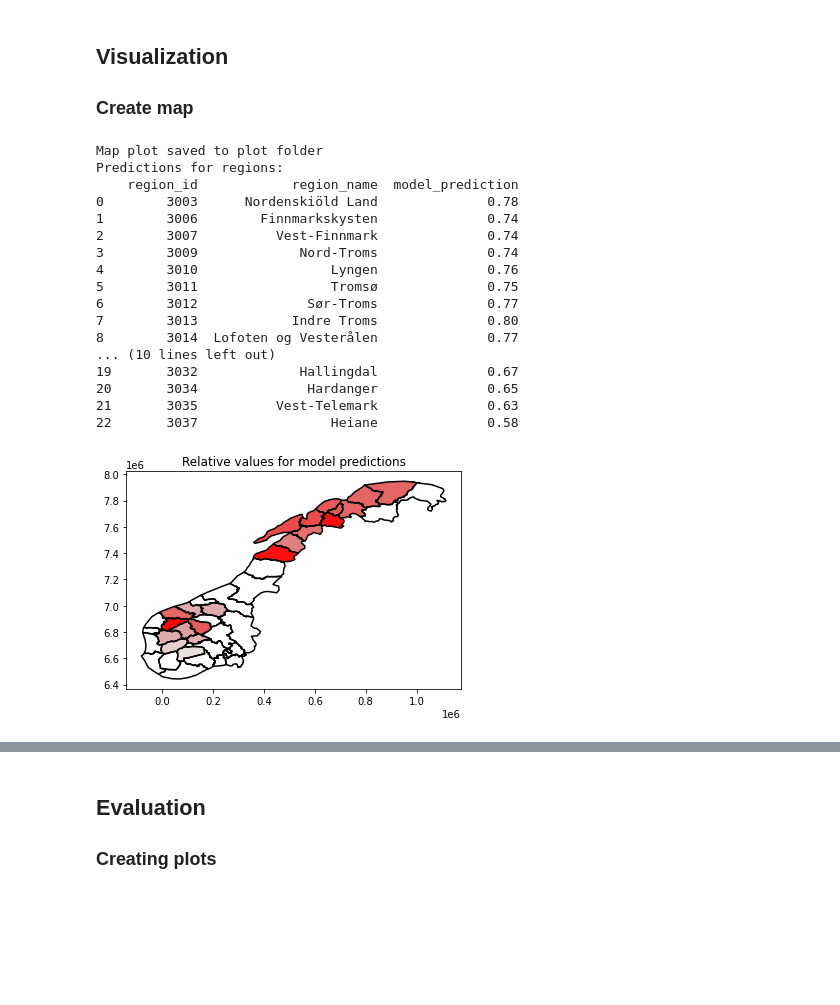
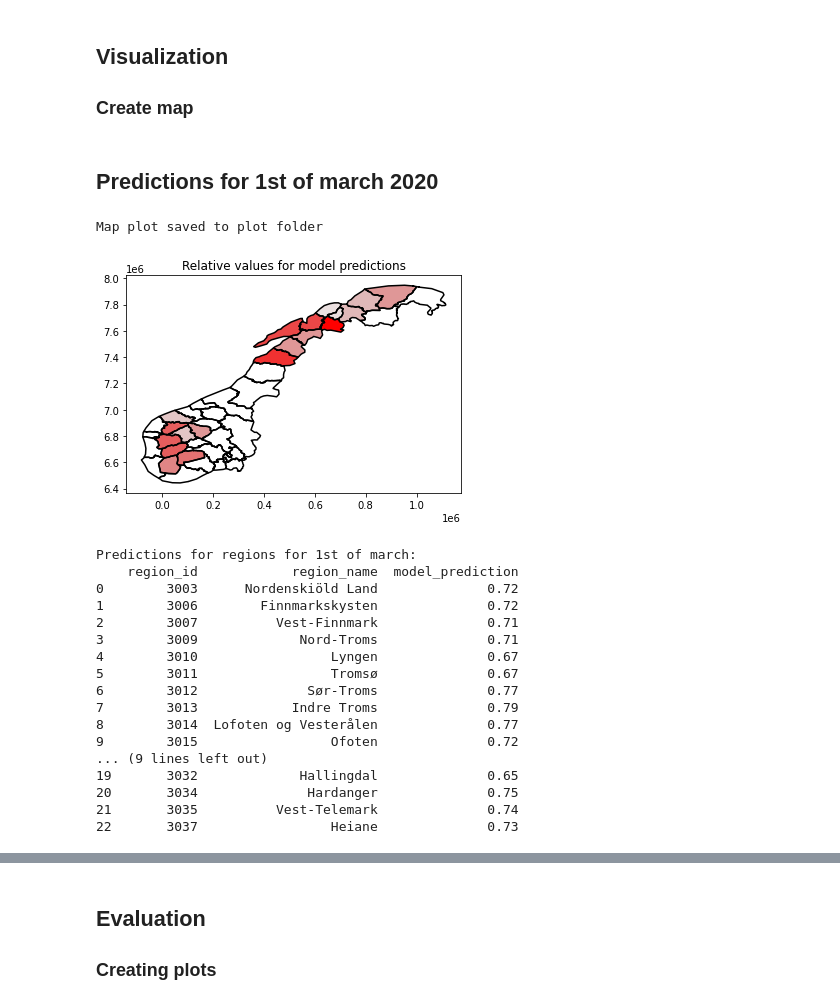
Before and after one commit to SimenHolmestad/TDT4290-Avalanche-prediction, a Jupyter notebook: Avalanche_Prediction.ipynb, the cells around one changed output, grey strips where cells are left out. Saved outputs shown, nothing was run; the diff lists cells and outputs as text; code cells hidden in the pictures; blank space fills up the shorter version.

Commit message:
Create plots and statistics for both mock-data files

```diff
--- a/Avalanche_Prediction.ipynb
+++ b/Avalanche_Prediction.ipynb
@@ -468,69 +477,73 @@ def create_map(forecast_map, number_of_values):
 
     plt.savefig("plots/map.png", dpi=300)
     print("Map plot saved to plot folder")
+# %% [markdown]
+## Predictions for 1st of march 2020
 # %%
-dummy_df = pd.read_csv("resources/input_mock_data.csv")
+dummy_df = pd.read_csv("resources/input_mock_data_1_of_march.csv")
 
 region_data_df = dummy_df.copy()
 region_data_df.drop("avalanche", axis=1, inplace=True)
 region_data_df.drop("region", axis=1, inplace=True)
 region_data_list = list(region_data_df.to_numpy())
 
 for i in range(len(region_data_list)):
     region_data_list[i] = [float(value) for value in region_data_list[i]]
 
 model = keras.models.load_model('resources/model.tf')
 model_predictions = []
 for region_data in region_data_list:
     prediction = model.predict([region_data])[0][0]
     model_predictions.append(round(prediction, 2))
 
 region_ids = dummy_df["region"]
 
 # Create map plot
 percentage_model_predictions = [int(prediction * 100) for prediction in model_predictions]
 lowest_value = min(percentage_model_predictions)
 highest_value = max(percentage_model_predictions)
 
 number_of_values = highest_value - lowest_value
 relative_predictions = [x - lowest_value for x in percentage_model_predictions]
 forecast_map = dict(zip(region_ids, relative_predictions))
 
 plt.title("Relative values for model predictions")
 
 create_map(forecast_map, number_of_values + 1)
-
-# Create dataframe containing model predictions for regions
-region_name_list = []
-for region_id in region_ids:
-    region_name = region_name_dict[region_id]
-    region_name_list.append(region_name)
-
-df = pd.DataFrame({
-    "region_id": region_ids,
-    "region_name": region_name_list,
-    "model_prediction": model_predictions
-})
-
-print("Predictions for regions:")
-print(df)
 # %% [output]
 Map plot saved to plot folder
-Predictions for regions:
-    region_id            region_name  model_prediction
-0        3003      Nordenskiöld Land              0.78
-1        3006        Finnmarkskysten              0.74
-2        3007          Vest-Finnmark              0.74
-3        3009             Nord-Troms              0.74
-4        3010                 Lyngen              0.76
-5        3011                 Tromsø              0.75
-6        3012              Sør-Troms              0.77
-7        3013            Indre Troms              0.80
-8        3014  Lofoten og Vesterålen              0.77
-... (10 lines left out)
-19       3032             Hallingdal              0.67
-20       3034              Hardanger              0.65
-21       3035          Vest-Telemark              0.63
-22       3037                 Heiane              0.58
-[figure, old version]
+[figure, new version]
+# %%
+# Create dataframe containing model predictions for regions
+region_name_list = []
+for region_id in region_ids:
+    region_name = region_name_dict[region_id]
+    region_name_list.append(region_name)
+
+df = pd.DataFrame({
+    "region_id": region_ids,
+    "region_name": region_name_list,
+    "model_prediction": model_predictions
+})
+
+print("Predictions for regions for 1st of march:")
+print(df)
+# %% [output]
+Predictions for regions for 1st of march:
+    region_id            region_name  model_prediction
+0        3003      Nordenskiöld Land              0.72
+1        3006        Finnmarkskysten              0.72
+2        3007          Vest-Finnmark              0.71
+3        3009             Nord-Troms              0.71
+4        3010                 Lyngen              0.67
+5        3011                 Tromsø              0.67
+6        3012              Sør-Troms              0.77
+7        3013            Indre Troms              0.79
+8        3014  Lofoten og Vesterålen              0.77
+9        3015                 Ofoten              0.72
+... (9 lines left out)
+19       3032             Hallingdal              0.65
+20       3034              Hardanger              0.75
+21       3035          Vest-Telemark              0.74
+22       3037                 Heiane              0.73
 # %%
```
Also changed, not shown: parts of 7 cells of this notebook, 1 other file.
